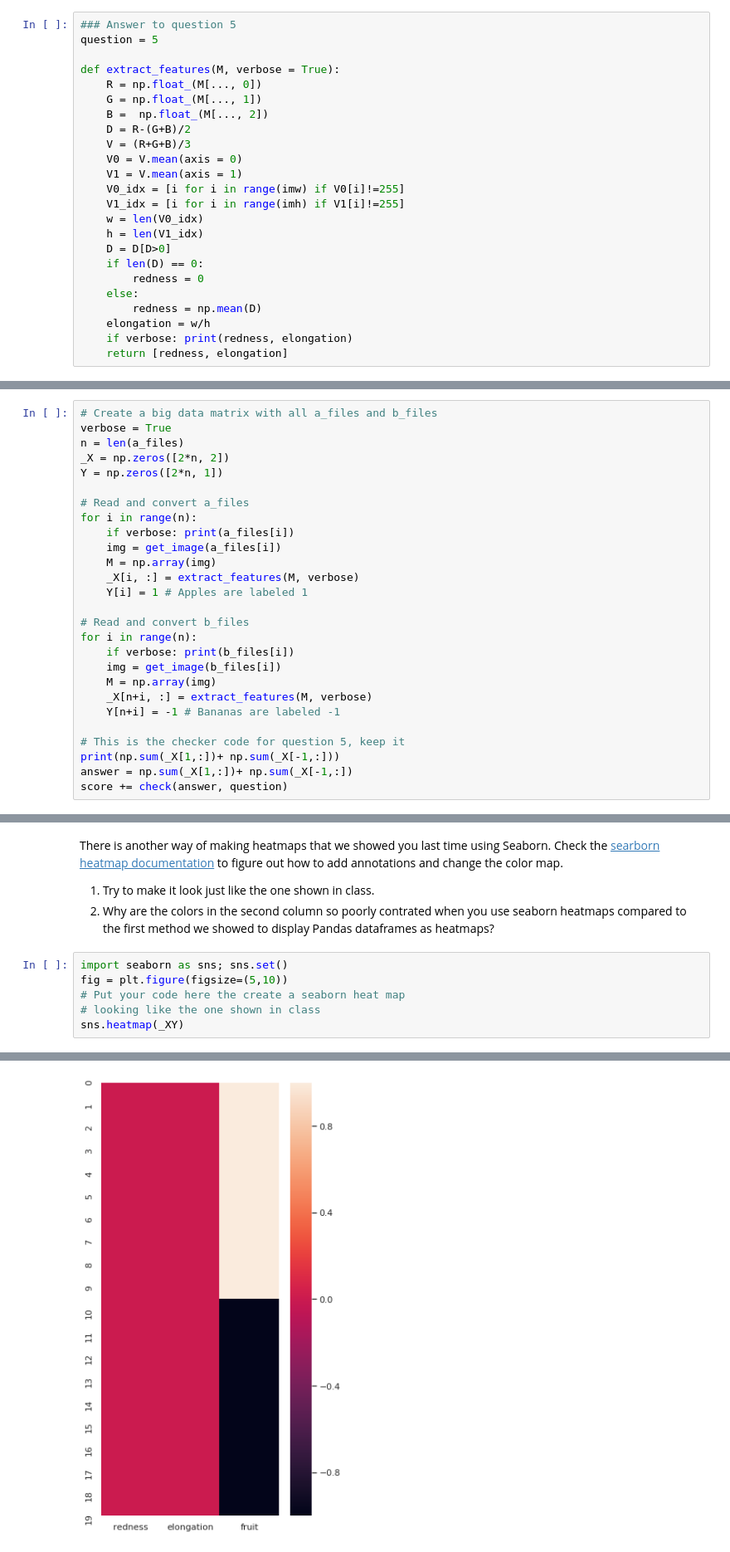
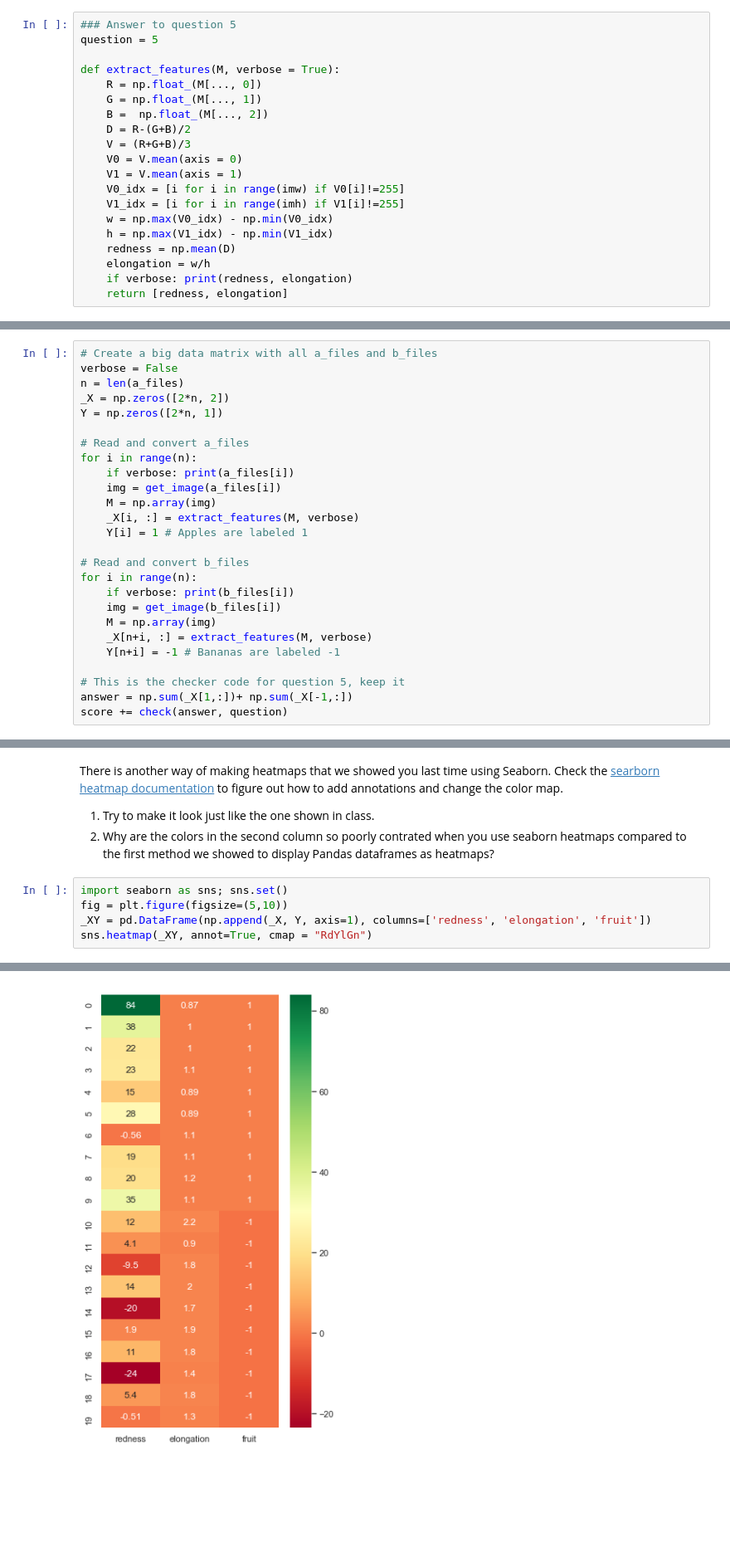
Before and after one commit to Gad3lan/Info232, a Jupyter notebook: TP1/TP1.ipynb, the cells around one changed output, grey strips where cells are left out. Shown: that part at 83% size. Saved outputs shown, nothing was run; the diff lists cells and outputs as text; blank space fills up the shorter version.

```diff
--- a/TP1/TP1.ipynb
+++ b/TP1/TP1.ipynb
@@ -235,13 +232,9 @@ def extract_features(M, verbose = True):
     V1 = V.mean(axis = 1)
     V0_idx = [i for i in range(imw) if V0[i]!=255]
     V1_idx = [i for i in range(imh) if V1[i]!=255]
-    w = len(V0_idx)
-    h = len(V1_idx)
-    D = D[D>0]
-    if len(D) == 0:
-        redness = 0
-    else:
-        redness = np.mean(D)
+    w = np.max(V0_idx) - np.min(V0_idx)
+    h = np.max(V1_idx) - np.min(V1_idx)
+    redness = np.mean(D)
     elongation = w/h
     if verbose: print(redness, elongation)
     return [redness, elongation]
@@ -250,7 +243,7 @@ def extract_features(M, verbose = True):
 To go a little bit faster, we give you the code to preprocess all the dataset in the next few cells. Check that you understand it.
 # %%
 # Create a big data matrix with all a_files and b_files
-verbose = True
+verbose = False
 n = len(a_files)
 _X = np.zeros([2*n, 2])
 Y = np.zeros([2*n, 1])
@@ -272,7 +265,6 @@ for i in range(n):
     Y[n+i] = -1 # Bananas are labeled -1
 
 # This is the checker code for question 5, keep it
-print(np.sum(_X[1,:])+ np.sum(_X[-1,:]))
 answer = np.sum(_X[1,:])+ np.sum(_X[-1,:])
 score += check(answer, question)
 # %% [output]
@@ -330,12 +305,11 @@ There is another way of making heatmaps that we showed you last time using Seabo
 # %%
 import seaborn as sns; sns.set()
 fig = plt.figure(figsize=(5,10))
-# Put your code here the create a seaborn heat map
-# looking like the one shown in class
-sns.heatmap(_XY)
+_XY = pd.DataFrame(np.append(_X, Y, axis=1), columns=['redness', 'elongation', 'fruit'])
+sns.heatmap(_XY, annot=True, cmap = "RdYlGn")
 # %% [output]
 <matplotlib.axes._subplots.AxesSubplot at 0x...>
-[figure, old version]
+[figure, new version]
 # %% [markdown]
 ### Question 6: Feature standardization
 For better rendering and improved results, the features are often standardized. This means that for each column, we subtract the mean and divide by the standard deviation (except for the target).
```
Also changed, not shown: parts of 19 cells of this notebook, 1 other file.
